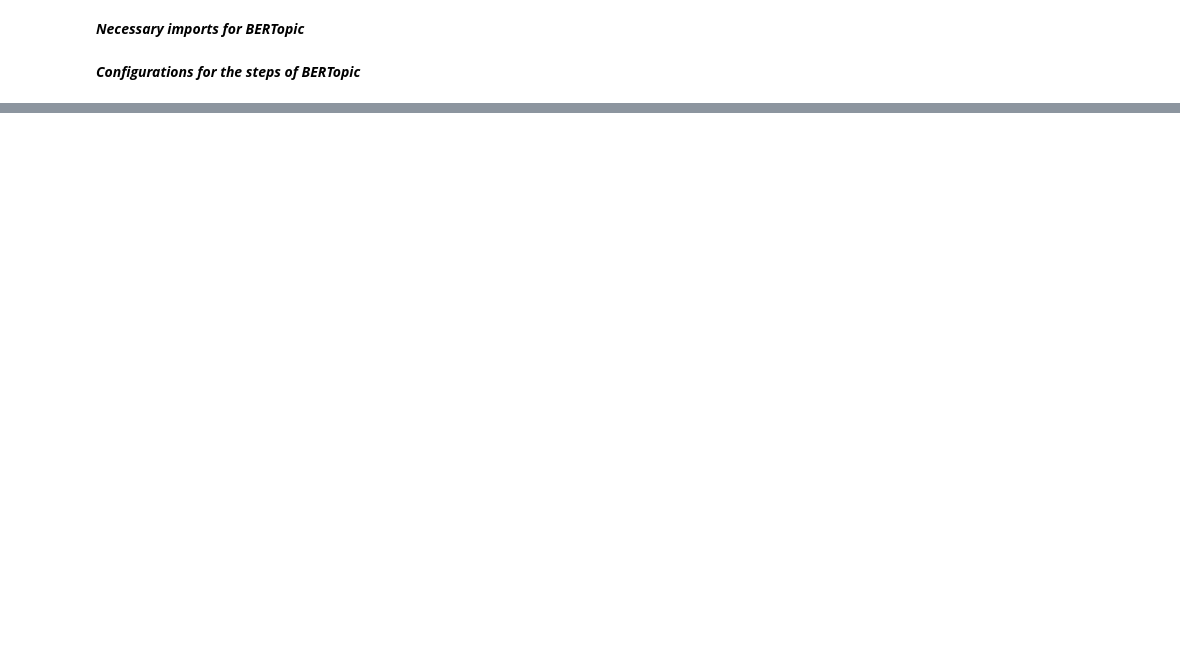
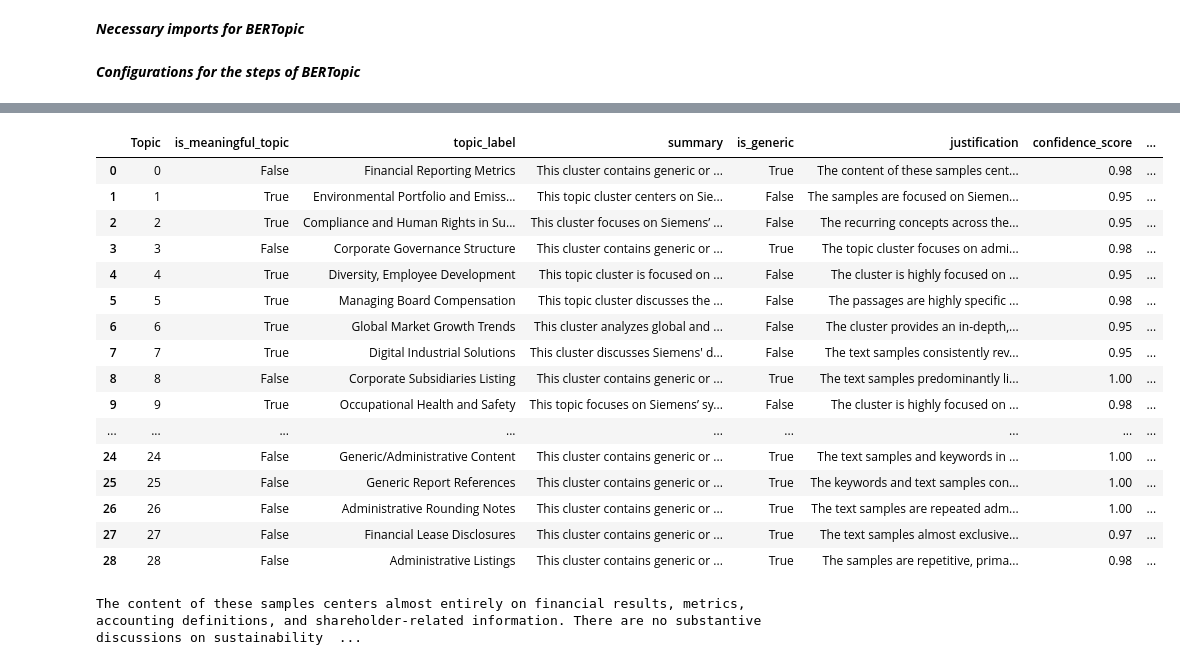
Before and after one commit to Chrissus2002/thesis_code, a Jupyter notebook: Thesis_work.ipynb, the cells around one changed output, grey strips where cells are left out. Drawn from its saved outputs; the diff is of its cells as text; code cells hidden in the pictures; blank space fills up the shorter version.

```diff
--- a/Thesis_work.ipynb
+++ b/Thesis_work.ipynb
@@ -424,0 +442,79 @@ df_topics_summaries
+# %%
+# Create a DataFrame from the JSON output
+
+# If the JSON is still in the topics_json variable from the previous cell
+# If not, you can uncomment the file loading code below
+# with open("sustainability_topics_summary.json", "r") as f:
+#     topics_data = json.load(f)
+topics_data = topics_json
+
+# Initialize an empty list to store flattened data
+flattened_data = []
+
+# Process each topic entry
+for topic_entry in topics_data:
+    topic_id = topic_entry["topic_id"]
+    summary_data = topic_entry["summary_data"]
+
+    # Create a dictionary with topic_id and flattened summary data
+    topic_dict = {"Topic": topic_id}
+
+    # Check if there was an error parsing JSON
+    if "error" in summary_data:
+        topic_dict["error"] = summary_data["error"]
+        topic_dict["error_message"] = summary_data["message"]
+        topic_dict["raw_response"] = summary_data["raw_response"]
+    else:
+        # Add all the summary fields to the dictionary
+        topic_dict["is_meaningful_topic"] = summary_data.get("is_meaningful_topic")
+        topic_dict["topic_label"] = summary_data.get("topic_label")
+        topic_dict["summary"] = summary_data.get("summary")
+        topic_dict["is_generic"] = summary_data.get("is_generic")
+        topic_dict["justification"] = summary_data.get("justification", "")
+        topic_dict["confidence_score"] = summary_data.get("confidence_score")
+
+        # Handle primary SDG
+        if "primary_sdg" in summary_data and summary_data["primary_sdg"]:
+            sdg = summary_data["primary_sdg"]
+            topic_dict["sdg_number"] = sdg.get("number", "")
+            topic_dict["sdg_name"] = sdg.get("name", "")
+        else:
+            topic_dict["sdg_number"] = ""
+            topic_dict["sdg_name"] = ""
+
+    flattened_data.append(topic_dict)
+
+# Create a DataFrame from the flattened data
+df_summary_results = pd.DataFrame(flattened_data)
+
+# Display the DataFrame
+display(df_summary_results)
+
+# Optional: Save to CSV for further analysis
+# df_summary_results.to_csv("sustainability_topics_analysis.csv", index=False)
+
+# You can also group by Topic if needed
+# df_summary_by_topic = df_summary_results.groupby('Topic').first().reset_index()
+# display(df_summary_by_topic)
+# %% [output]
+|  | Topic | is_meaningful_topic | topic_label | summary | is_generic | justification | confidence_score | ... |
+| 0 | 0 | False | Financial Reporting Metrics | This cluster contains generic or ... | True | The content of these samples cent... | 0.98 | ... |
+| 1 | 1 | True | Environmental Portfolio and Emiss... | This topic cluster centers on Sie... | False | The samples are focused on Siemen... | 0.95 | ... |
+| 2 | 2 | True | Compliance and Human Rights in Su... | This cluster focuses on Siemens’ ... | False | The recurring concepts across the... | 0.95 | ... |
+| 3 | 3 | False | Corporate Governance Structure | This cluster contains generic or ... | True | The topic cluster focuses on admi... | 0.98 | ... |
+| 4 | 4 | True | Diversity, Employee Development | This topic cluster is focused on ... | False | The cluster is highly focused on ... | 0.95 | ... |
+| 5 | 5 | True | Managing Board Compensation | This topic cluster discusses the ... | False | The passages are highly specific ... | 0.98 | ... |
+| 6 | 6 | True | Global Market Growth Trends | This cluster analyzes global and ... | False | The cluster provides an in-depth,... | 0.95 | ... |
+| 7 | 7 | True | Digital Industrial Solutions | This cluster discusses Siemens' d... | False | The text samples consistently rev... | 0.95 | ... |
+| 8 | 8 | False | Corporate Subsidiaries Listing | This cluster contains generic or ... | True | The text samples predominantly li... | 1.00 | ... |
+| 9 | 9 | True | Occupational Health and Safety | This topic focuses on Siemens’ sy... | False | The cluster is highly focused on ... | 0.98 | ... |
+| ... | ... | ... | ... | ... | ... | ... | ... | ... |
+| 24 | 24 | False | Generic/Administrative Content | This cluster contains generic or ... | True | The text samples and keywords in ... | 1.00 | ... |
+| 25 | 25 | False | Generic Report References | This cluster contains generic or ... | True | The keywords and text samples con... | 1.00 | ... |
+| 26 | 26 | False | Administrative Rounding Notes | This cluster contains generic or ... | True | The text samples are repeated adm... | 1.00 | ... |
+| 27 | 27 | False | Financial Lease Disclosures | This cluster contains generic or ... | True | The text samples almost exclusive... | 0.97 | ... |
+| 28 | 28 | False | Administrative Listings | This cluster contains generic or ... | True | The samples are repetitive, prima... | 0.98 | ... |
+# %%
+print(df_summary_results.loc[0]['justification'])
+# %% [output]
+The content of these samples centers almost entirely on financial results, metrics, accounting definitions, and shareholder-related information. There are no substantive discussions on sustainability  ...
```
Also changed, not shown: parts of 21 cells of this notebook, 2 other files.
